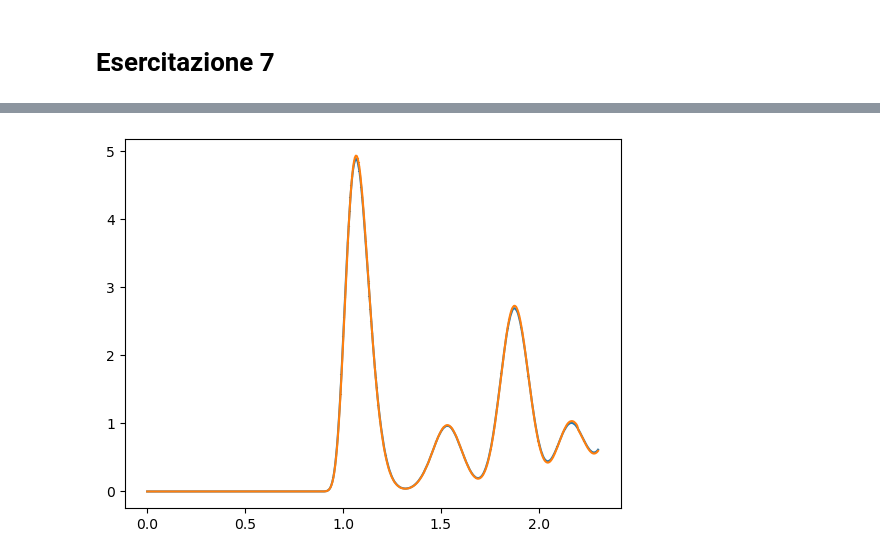
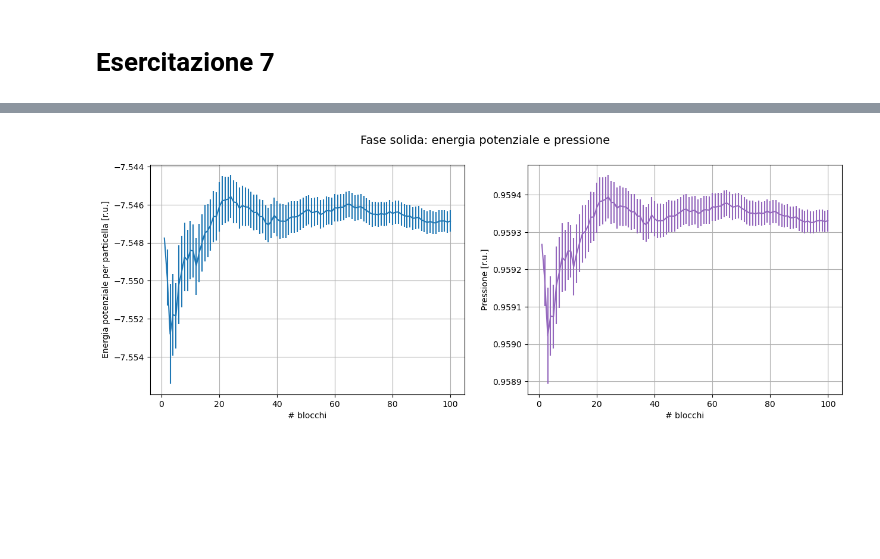
Before and after one commit to paolo-magnani/Esercizi_LSN, a Jupyter notebook: Es07/Paolo_Magnani_Esercitazione_7.ipynb, the cells around one changed output, grey strips where cells are left out. Saved outputs shown, nothing was run; the diff lists cells and outputs as text; code cells hidden in the pictures; blank space fills up the shorter version.

```diff
--- a/Es07/Paolo_Magnani_Esercitazione_7.ipynb
+++ b/Es07/Paolo_Magnani_Esercitazione_7.ipynb
@@ -158,9 +146,22 @@ plt.show()
 # %%
-x, sum, err = np.loadtxt("risultati/NVT/Solid/output_gfinal.dat", usecols=(0,1,2), unpack='true')
-x2, sum2, err2 = np.loadtxt("risultati/NVE/Solid/output_gfinal.dat", usecols=(0,1,2), unpack='true')
+x, pres, error = np.loadtxt("risultati/NVT/Solid/output_pres.dat", usecols=(0,2,3), unpack='true')
+x2, epot, error2 = np.loadtxt("risultati/NVT/Solid/output_epot.dat", usecols=(0,2,3), unpack='true')
 
-plt.errorbar(x2, sum2, yerr=err2)
-plt.errorbar(x, sum, yerr=err)
+fig, [ax0, ax1] = plt.subplots(1, 2, figsize=(15,5))
+
+fig.suptitle("Fase solida: energia potenziale e pressione", size=14)
+
+ax0.errorbar(x2,epot,yerr=error2)
+ax0.set_xlabel('# blocchi')
+ax0.set_ylabel("Energia potenziale per particella [r.u.]")
+ax0.grid(True)
+
+ax1.errorbar(x,pres,yerr=error, color='C4')
+ax1.set_xlabel('# blocchi')
+ax1.set_ylabel("Pressione [r.u.]")
+ax1.grid(True)
+#ax1.legend()
+
 plt.show()
 # %% [output]
-[figure, old version]
+[figure, new version]
```
Also changed, not shown: parts of 18 cells of this notebook, 11 other files.
